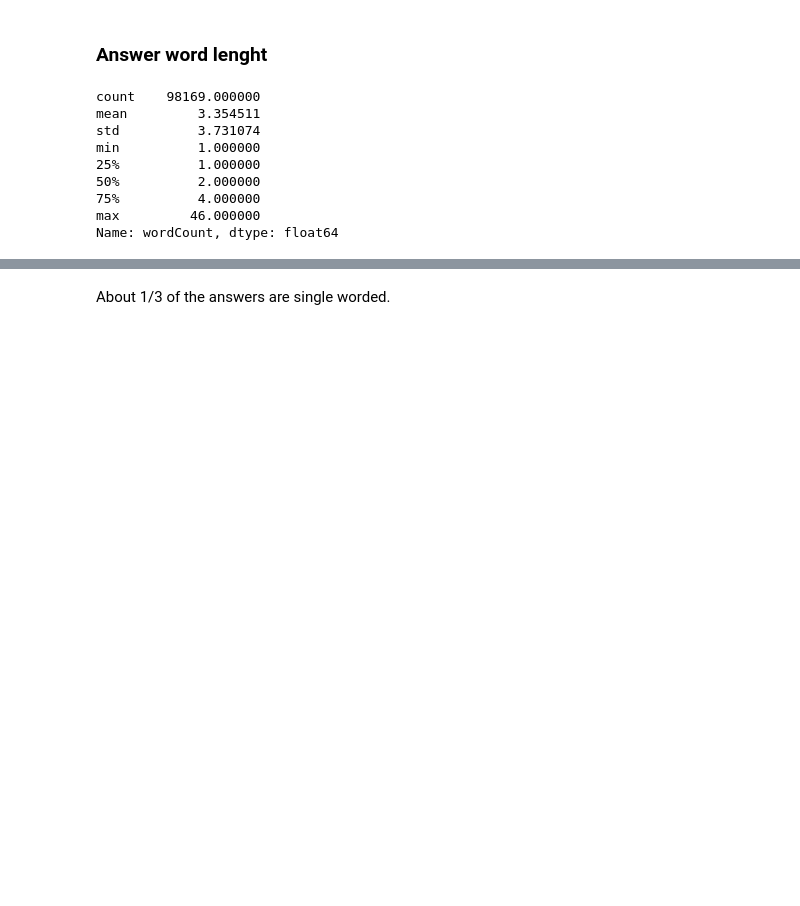
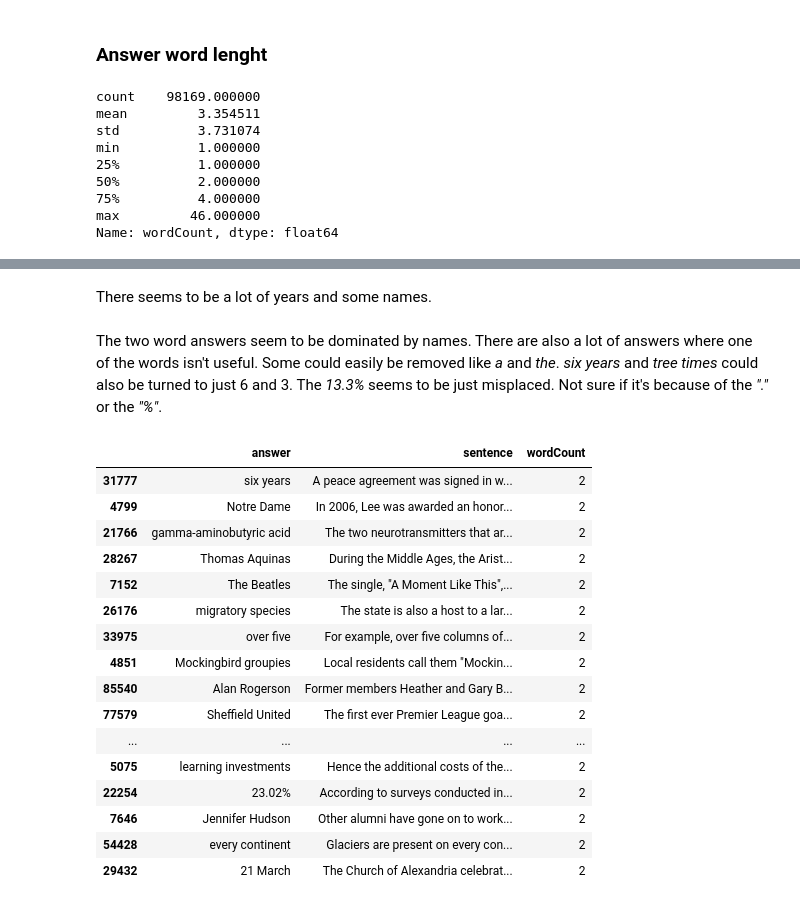
Before and after one commit to KristiyanVachev/Question-Generation, a Jupyter notebook: 01. Data Exploration/SQuADv1.ipynb, the cells around one changed output, grey strips where cells are left out. Cells and saved outputs as stored; diff of their text form; code cells hidden in the pictures; blank space fills up the shorter version.

Commit message:
Explored answer word count

```diff
--- a/01. Data Exploration/SQuADv1.ipynb
+++ b/01. Data Exploration/SQuADv1.ipynb
@@ -529,2 +562,24 @@ len(answersDf[answersDf['wordCount'] == 1])
-# %% [markdown]
-About 1/3 of the answers are single worded.
+# %% [markdown]
+There seems to be a lot of years and some names.
+# %% [markdown]
+The two word answers seem to be dominated by names. There are also a lot of answers where one of the words isn't useful. Some could easily be removed like *a* and *the*. *six years* and *tree times* could also be turned to just 6 and 3. The *13.3%* seems to be just misplaced. Not sure if it's because of the *"."* or the *"%"*.
+# %%
+answersDf[answersDf['wordCount'] == 2].sample(n=20, random_state=5)
+# %% [output]
+|  | answer | sentence | wordCount |
+| 31777 | six years | A peace agreement was signed in w... | 2 |
+| 4799 | Notre Dame | In 2006, Lee was awarded an honor... | 2 |
+| 21766 | gamma-aminobutyric acid | The two neurotransmitters that ar... | 2 |
+| 28267 | Thomas Aquinas | During the Middle Ages, the Arist... | 2 |
+| 7152 | The Beatles | The single, "A Moment Like This",... | 2 |
+| 26176 | migratory species | The state is also a host to a lar... | 2 |
+| 33975 | over five | For example, over five columns of... | 2 |
+| 4851 | Mockingbird groupies | Local residents call them "Mockin... | 2 |
+| 85540 | Alan Rogerson | Former members Heather and Gary B... | 2 |
+| 77579 | Sheffield United | The first ever Premier League goa... | 2 |
+| ... | ... | ... | ... |
+| 5075 | learning investments | Hence the additional costs of the... | 2 |
+| 22254 | 23.02% | According to surveys conducted in... | 2 |
+| 7646 | Jennifer Hudson | Other alumni have gone on to work... | 2 |
+| 54428 | every continent | Glaciers are present on every con... | 2 |
+| 29432 | 21 March | The Church of Alexandria celebrat... | 2 |
```
Also changed, not shown: parts of 17 cells of this notebook.
